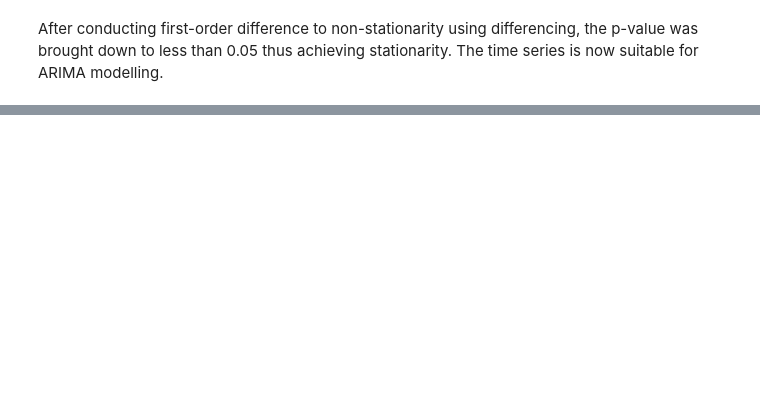
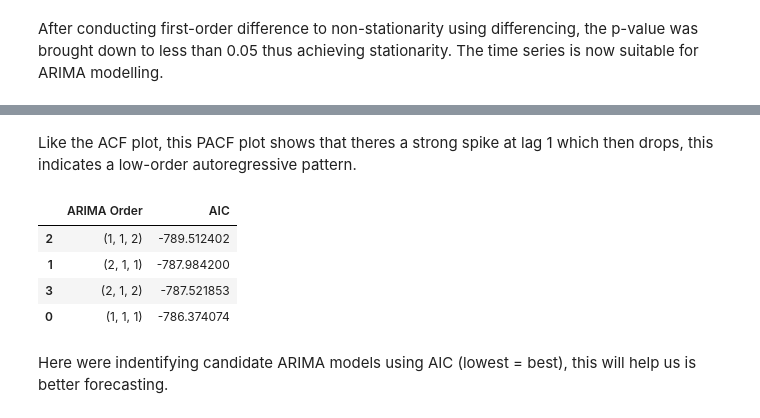
Before and after one commit to hamadmoe/dsai3301-project, a Jupyter notebook: CODE.ipynb, the cells around one changed output, grey strips where cells are left out. Drawn from its saved outputs; the diff is of its cells as text; code cells hidden in the pictures; blank space fills up the shorter version.

```diff
--- a/CODE.ipynb
+++ b/CODE.ipynb
@@ -484,0 +520,41 @@ After conducting first-order difference to non-stationarity using differencing,
+# %% [markdown]
+Like the ACF plot, this PACF plot shows that theres a strong spike at lag 1 which then drops, this indicates a low-order autoregressive pattern.
+# %%
+candidate_models = [
+    (1,1,1),
+    (2,1,1),
+    (1,1,2),
+    (2,1,2)
+]
+
+results = []
+
+for order in candidate_models:
+
+    model = ARIMA(
+        monthly_df['Log_Price'],
+        order=order
+    )
+
+    fitted = model.fit()
+
+    results.append(
+        [order, fitted.aic]
+    )
+
+aic_df = pd.DataFrame(
+    results,
+    columns=['ARIMA Order','AIC']
+)
+
+aic_df.sort_values(
+    'AIC'
+)
+# %% [output]
+|  | ARIMA Order | AIC |
+| 2 | (1, 1, 2) | -789.512402 |
+| 1 | (2, 1, 1) | -787.984200 |
+| 3 | (2, 1, 2) | -787.521853 |
+| 0 | (1, 1, 1) | -786.374074 |
+# %% [markdown]
+Here were indentifying candidate ARIMA models using AIC (lowest = best), this will help us is better forecasting.
```
Also changed, not shown: parts of 5 cells of this notebook.
